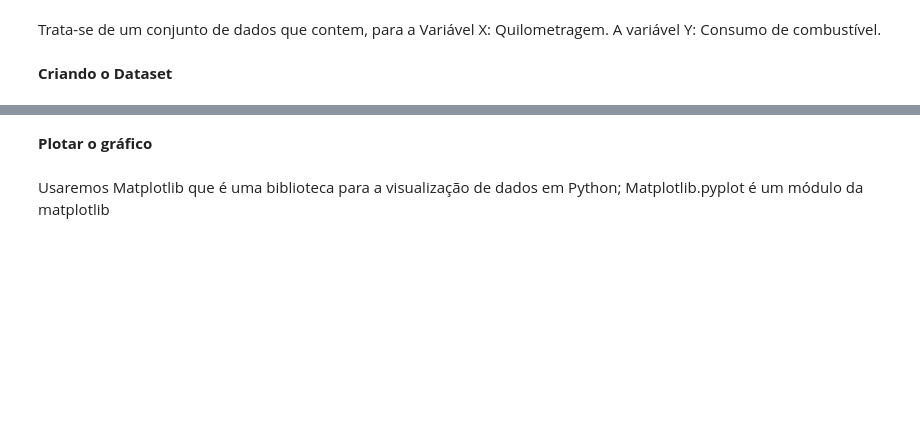
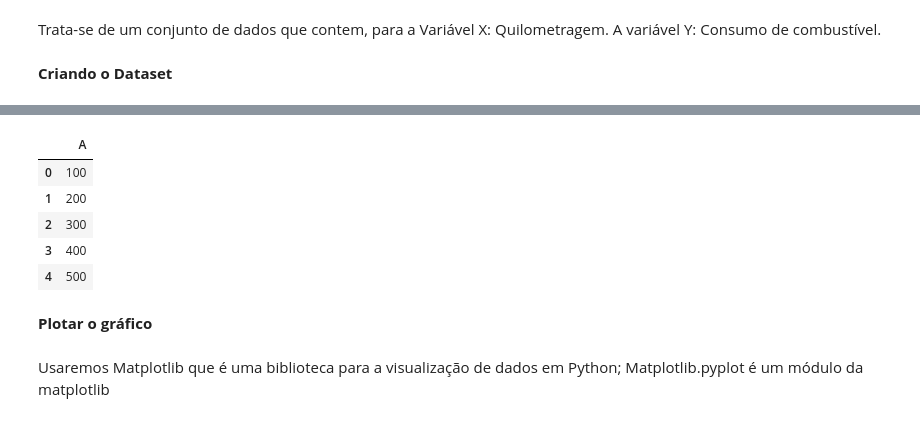
Before and after one commit to leonardorsolar/intelligence-artificial, a Jupyter notebook: RegressaoLinear.ipynb, the cells around one changed output, grey strips where cells are left out. Cells and saved outputs as stored; diff of their text form; code cells hidden in the pictures; blank space fills up the shorter version.

```diff
--- a/RegressaoLinear.ipynb
+++ b/RegressaoLinear.ipynb
@@ -17,3 +22,14 @@ x
+# %%
+x =  df[['A']]
+y = df[['B']]
+x
+# %% [output]
+|  | A |
+| 0 | 100 |
+| 1 | 200 |
+| 2 | 300 |
+| 3 | 400 |
+| 4 | 500 |
 # %% [markdown]
 **Plotar o gráfico**
 # %% [markdown]
```
Also changed, not shown: parts of 8 cells of this notebook.
